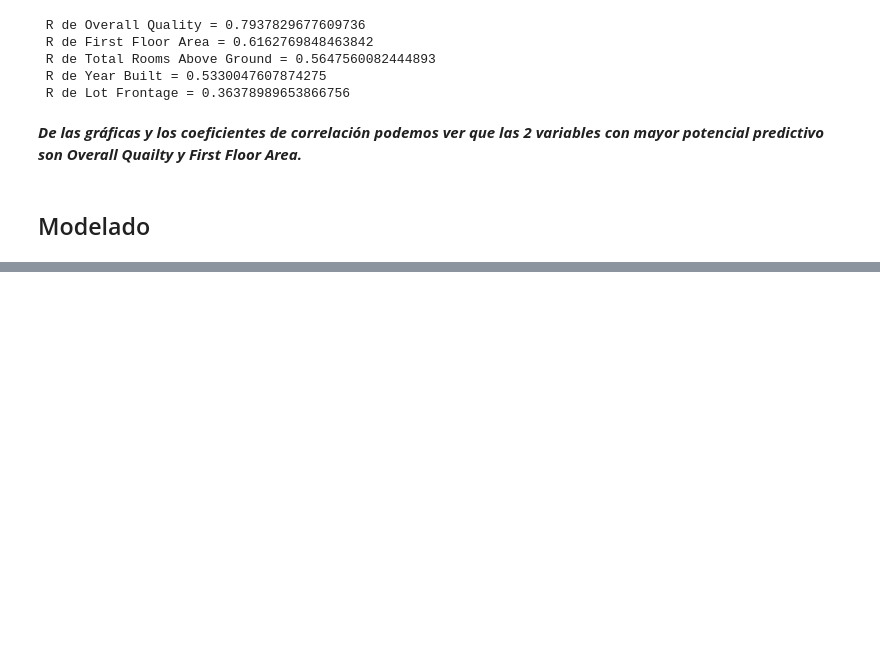
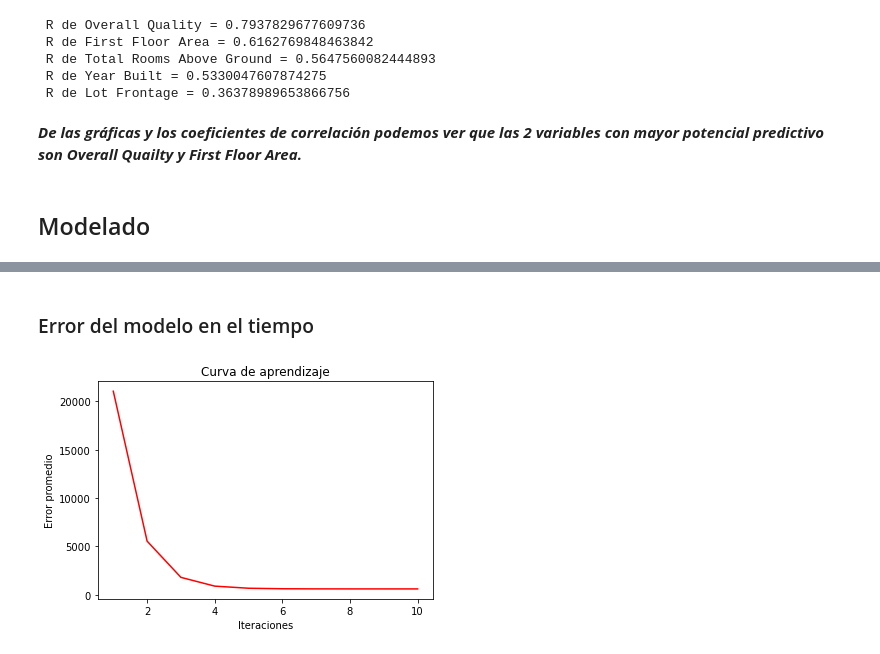
Before and after one commit to eddson90/galileo_tareas, a Jupyter notebook: Proyecto.ipynb, the cells around one changed output, grey strips where cells are left out. Cells and saved outputs as stored; diff of their text form; code cells hidden in the pictures; blank space fills up the shorter version.

Commit message:
Función de modelo lineal y función de gráfica del error realizadas.

```diff
--- a/Proyecto.ipynb
+++ b/Proyecto.ipynb
@@ -407,7 +336,0 @@ array([7., 1.])
-# %%
-m = 0
-b = 10
-parametros_matriz = np.empty_like(matriz_x1)
-parametros_matriz[:,0].fill(m)
-parametros_matriz[:,1].fill(b)
-parametros_matriz
@@ -421,0 +373,4 @@ array([[ 0., 10.],
+# %%
+x = np.array([65,80,68])
+y = np.array([208.5,181.5,223.5])
+modelo_lineal(x,y,4,0,0.0001)
@@ -421,0 +387,18 @@ array([[ 0., 10.],
+# %% [markdown]
+### Error del modelo en el tiempo
+# %%
+resultado = modelo_lineal(x,y,10,0,0.0001)
+# extraer los resultados de la tupla de la función
+dict_modelo = resultado[0]
+vector_errores = resultado[1]
+# %%
+def graficar_error(vector_errores):
+    plt.plot(vector_errores[:,0],vector_errores[:,1],color = 'r')
+    plt.xlabel('Iteraciones')
+    plt.ylabel('Error promedio')
+    plt.title('Curva de aprendizaje')
+    plt.show()
+# %%
+graficar_error(vector_errores)
+# %% [output]
+[figure, added]
```
Also changed, not shown: parts of 12 cells of this notebook.
